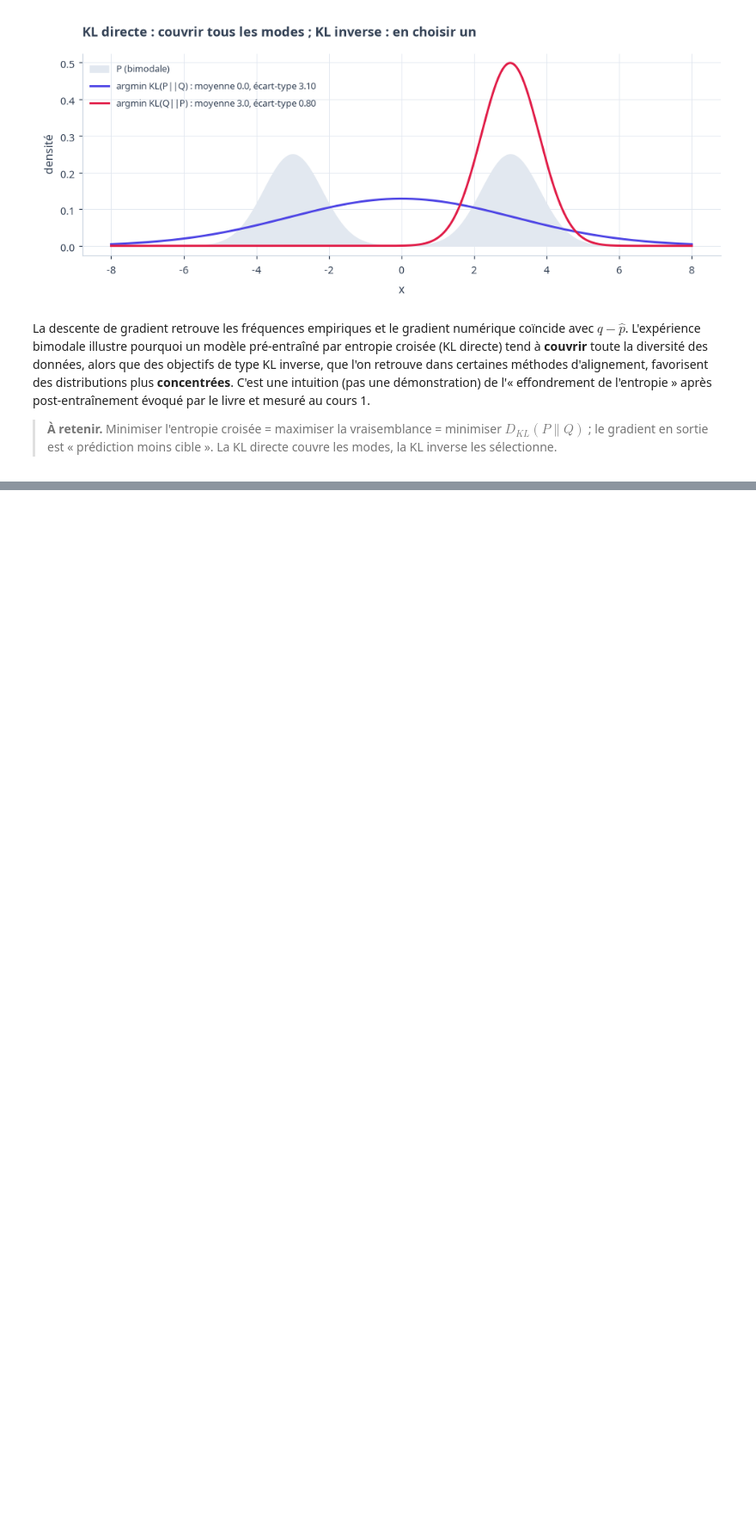
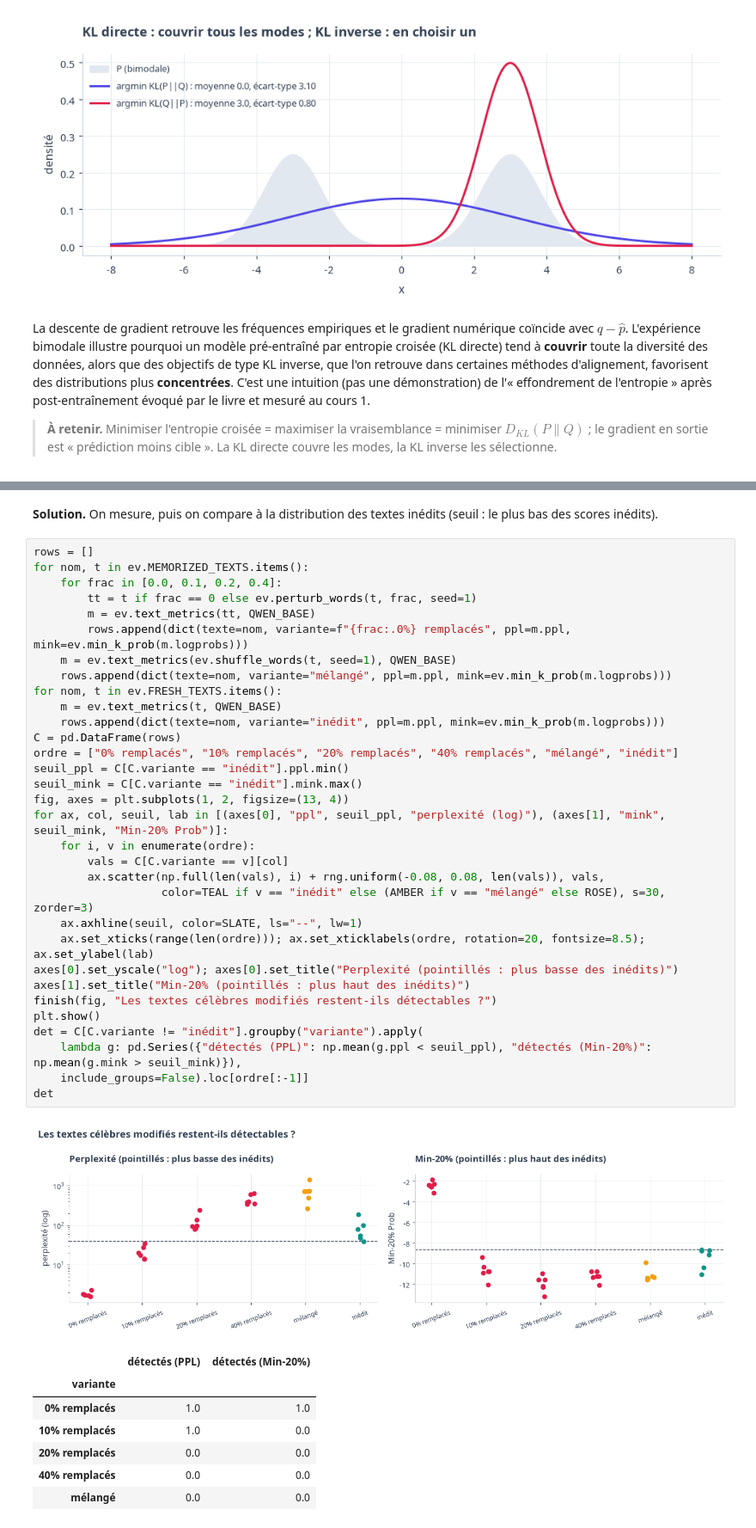
Before and after one commit to gwils28/AI_Engineering__ByTheBook, a Jupyter notebook: notebooks/ch03_methodologie_evaluation/ch03_exercices_01-06.ipynb, the cells around one changed output, grey strips where cells are left out. Shown at 86% size. Drawn from its saved outputs; the diff is of its cells as text; blank space fills up the shorter version.

```diff
--- a/notebooks/ch03_methodologie_evaluation/ch03_exercices_01-06.ipynb
+++ b/notebooks/ch03_methodologie_evaluation/ch03_exercices_01-06.ipynb
@@ -278,0 +298,44 @@ d'alignement, favorisent des distributions plus **concentrées**. C'est une intu
+# %% [markdown]
+**Solution.** On mesure, puis on compare à la distribution des textes inédits (seuil :
+le plus bas des scores inédits).
+# %%
+rows = []
+for nom, t in ev.MEMORIZED_TEXTS.items():
+    for frac in [0.0, 0.1, 0.2, 0.4]:
+        tt = t if frac == 0 else ev.perturb_words(t, frac, seed=1)
+        m = ev.text_metrics(tt, QWEN_BASE)
+        rows.append(dict(texte=nom, variante=f"{frac:.0%} remplacés", ppl=m.ppl, mink=ev.min_k_prob(m.logprobs)))
+    m = ev.text_metrics(ev.shuffle_words(t, seed=1), QWEN_BASE)
+    rows.append(dict(texte=nom, variante="mélangé", ppl=m.ppl, mink=ev.min_k_prob(m.logprobs)))
+for nom, t in ev.FRESH_TEXTS.items():
+    m = ev.text_metrics(t, QWEN_BASE)
+    rows.append(dict(texte=nom, variante="inédit", ppl=m.ppl, mink=ev.min_k_prob(m.logprobs)))
+C = pd.DataFrame(rows)
+ordre = ["0% remplacés", "10% remplacés", "20% remplacés", "40% remplacés", "mélangé", "inédit"]
+seuil_ppl = C[C.variante == "inédit"].ppl.min()
+seuil_mink = C[C.variante == "inédit"].mink.max()
+fig, axes = plt.subplots(1, 2, figsize=(13, 4))
+for ax, col, seuil, lab in [(axes[0], "ppl", seuil_ppl, "perplexité (log)"), (axes[1], "mink", seuil_mink, "Min-20% Prob")]:
+    for i, v in enumerate(ordre):
+        vals = C[C.variante == v][col]
+        ax.scatter(np.full(len(vals), i) + rng.uniform(-0.08, 0.08, len(vals)), vals,
+                   color=TEAL if v == "inédit" else (AMBER if v == "mélangé" else ROSE), s=30, zorder=3)
+    ax.axhline(seuil, color=SLATE, ls="--", lw=1)
+    ax.set_xticks(range(len(ordre))); ax.set_xticklabels(ordre, rotation=20, fontsize=8.5); ax.set_ylabel(lab)
+axes[0].set_yscale("log"); axes[0].set_title("Perplexité (pointillés : plus basse des inédits)")
+axes[1].set_title("Min-20% (pointillés : plus haut des inédits)")
+finish(fig, "Les textes célèbres modifiés restent-ils détectables ?")
+plt.show()
+det = C[C.variante != "inédit"].groupby("variante").apply(
+    lambda g: pd.Series({"détectés (PPL)": np.mean(g.ppl < seuil_ppl), "détectés (Min-20%)": np.mean(g.mink > seuil_mink)}),
+    include_groups=False).loc[ordre[:-1]]
+det
+# %% [output]
+[figure, added]
+|  | détectés (PPL) | détectés (Min-20%) |
+| variante |  |  |
+| 0% remplacés | 1.0 | 1.0 |
+| 10% remplacés | 1.0 | 0.0 |
+| 20% remplacés | 0.0 | 0.0 |
+| 40% remplacés | 0.0 | 0.0 |
+| mélangé | 0.0 | 0.0 |
```
Also changed, not shown: parts of 20 cells of this notebook.
